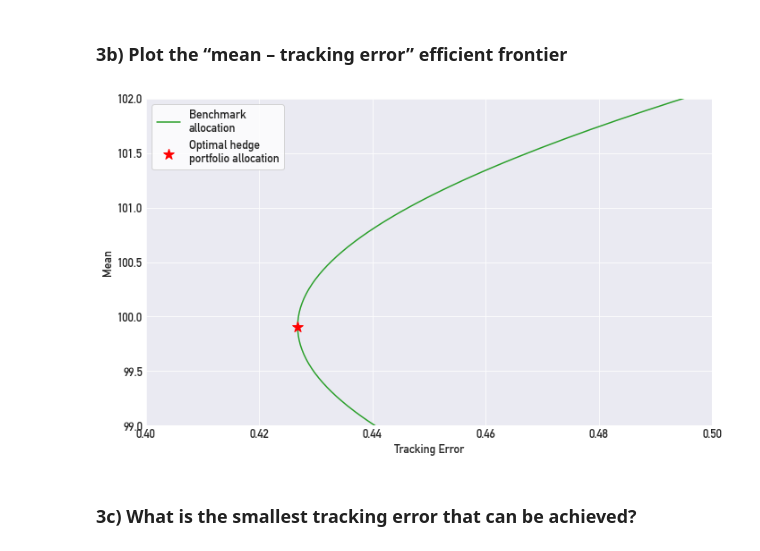
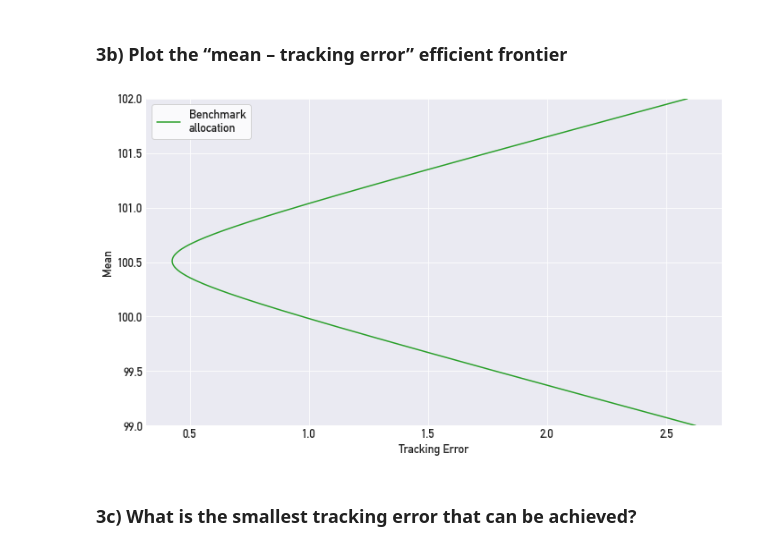
Before and after one commit to rickyhugo/ERM, a Jupyter notebook: CA4/CA4.ipynb, the cells around one changed output. Cells and saved outputs as stored; diff of their text form; code cells hidden in the pictures.

```diff
--- a/CA4/CA4.ipynb
+++ b/CA4/CA4.ipynb
@@ -431,18 +431,19 @@ cov_bt = cov_bt[:, :-1, :-1]
 # %%
 # shorting allowed
 T = cov_bt.shape[0] - 1
-e_short = np.zeros(T)
+e_short = np.zeros(T + 1)
 ENC_short = np.zeros(T)
 w_short = np.zeros((T, n, 1))
 
 v = 100.0 # initial investment
+e_short[0] = v
 mu_0 = 1.00275
 for t in np.arange(T):
     mu_bt_t = mu_bt[t]
     cov_bt_t = cov_bt[t]
     w = get_allocation(mu_bt_t, cov_bt_t, mu_0, v)
     v = (w.T @ returns_bt[t + 1]).flatten()
-    e_short[t] = v
+    e_short[t + 1] = v
     ENC_short[t] = get_ENC(w)
     w_short[t] = w / np.sum(w)
 # %% [markdown]
@@ -450,18 +451,19 @@ for t in np.arange(T):
 # %%
 # no shorting allowed
 T = cov_bt.shape[0] - 1
-e_no_short = np.zeros(T)
+e_no_short = np.zeros(T + 1)
 ENC_no_short = np.zeros(T)
 w_no_short = np.zeros((T, n))
 
 v = 100.0 # initial investment
+e_no_short[0] = v
 mu_0 = 1.00275
 for t in np.arange(T):
     mu_bt_t = mu_bt[t]
     cov_bt_t = cov_bt[t]
     w = get_allocation_NS(mu_bt_t, cov_bt_t, mu_0, v)
     v = (w.T @ returns_bt[t + 1]).flatten()
-    e_no_short[t] = v
+    e_no_short[t + 1] = v
     ENC_no_short[t] = get_ENC(w)
     w_no_short[t] = w.flatten() / np.sum(w)
 # %% [markdown]
@@ -470,15 +472,16 @@ for t in np.arange(T):
 # equal weight portfolio
 T = cov_bt.shape[0] - 1
 n = cov_bt.shape[1]
-e_ew = np.zeros(T)
+e_ew = np.zeros(T + 1)
 ENC_ew = np.zeros(T)
 w_ew = np.zeros((T, n))
 
 v = 100.0 # initial investment
+e_ew[0] = v
 w = np.ones((1, n)) * (v / n)
 for t in np.arange(T):
     v = w @ returns_bt[t + 1]
-    e_ew[t] = v
+    e_ew[t + 1] = v
     w = np.ones((1, n)) * (v / n)
     w_ew[t] = w.flatten() / np.sum(w)
     ENC_ew[t] = get_ENC(w)
@@ -788,21 +780,23 @@ hedge_e = w_h.T @ mu_vec
 hedge_vol = np.sqrt(w_h.T @ sigma @ w_h)
 hedge_error = get_tracking_error(var_SP500, np.square(hedge_vol), sigma_LR, w_h)
 # %%
+mu_plot = np.linspace(99, 102, 1000)
 plt.figure(figsize=(10, 6))
-plt.plot(np.sqrt(error), mean, label='Benchmark\nallocation', color=sns.color_palette()[2])
-plt.scatter(
-    np.sqrt(hedge_error), hedge_e, marker='*', zorder=10, color='red', s=150, label='Optimal hedge\nportfolio allocation'
-)
+plt.plot(np.sqrt(error), mu_plot, label='Benchmark\nallocation', color=sns.color_palette()[2])
+# plt.scatter(
+#     np.sqrt(hedge_error), hedge_e,
+#     marker='*', zorder=10, color='red', s=150, label='Optimal hedge\nportfolio allocation'
+# )
 plt.ylim([99, 102])
-plt.xlim([0.4, 0.5])
+# plt.xlim([0.4, 0.5])
 plt.xlabel('Tracking Error')
 plt.ylabel('Mean')
 plt.legend(frameon=1, facecolor='white')
 plt.tight_layout()
 plt.savefig('plots_CA4/3b.png', dpi=plt_dpi, bbox_inches='tight')
 plt.show()
 # %% [output]
-[figure, old version]
+[figure, new version]
 # %% [markdown]
 ### 3c) What is the smallest tracking error that can be achieved?
 # %%
```
Also changed, not shown: parts of 27 cells of this notebook, 6 other files.
